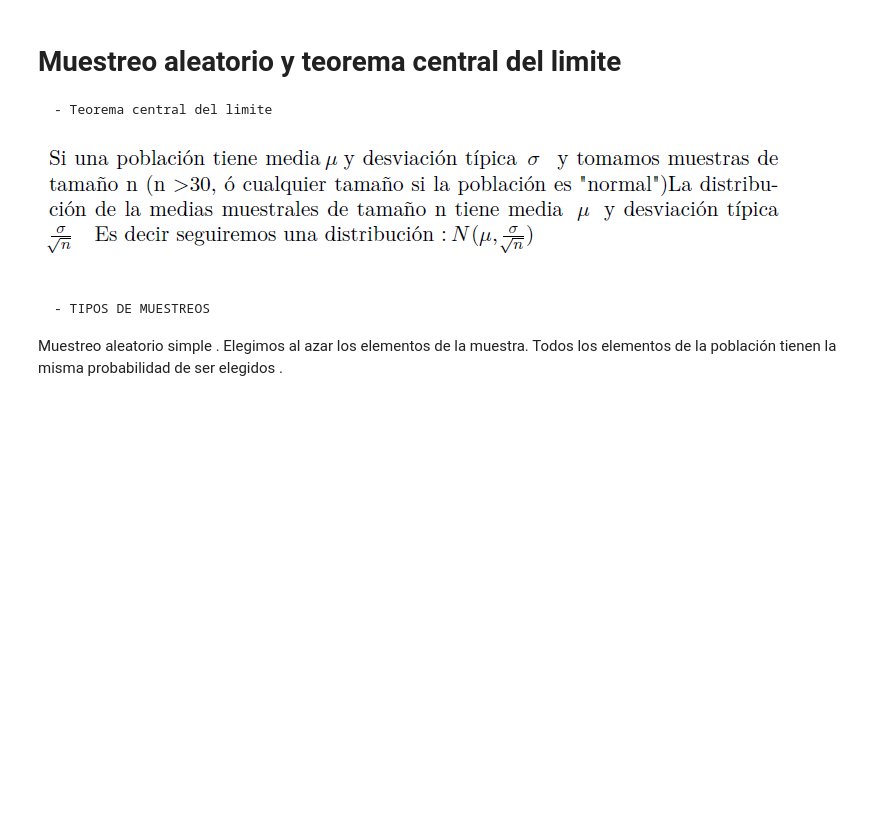
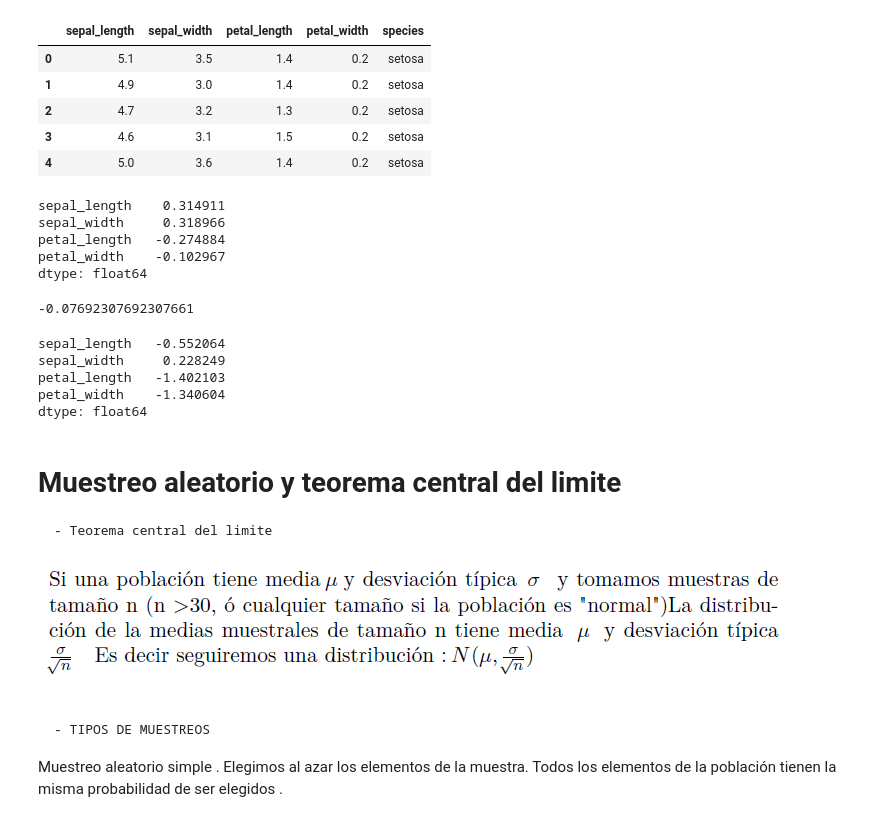
Before and after one commit to lwill2897/EstadisticaBasicas, a Jupyter notebook: Estadistica.ipynb, the cells around one changed output. Cells and saved outputs as stored; diff of their text form; code cells hidden in the pictures; blank space fills up the shorter version.

```diff
--- a/Estadistica.ipynb
+++ b/Estadistica.ipynb
@@ -99,3 +88,40 @@ Platicúrtica.- Existe una baja concentración.
+# %%
+import pandas as pd
+
+iris = pd.read_csv("https://raw.githubusercontent.com/toneloy/data/master/iris.csv")
+iris.head()
+# %% [output]
+|  | sepal_length | sepal_width | petal_length | petal_width | species |
+| 0 | 5.1 | 3.5 | 1.4 | 0.2 | setosa |
+| 1 | 4.9 | 3.0 | 1.4 | 0.2 | setosa |
+| 2 | 4.7 | 3.2 | 1.3 | 0.2 | setosa |
+| 3 | 4.6 | 3.1 | 1.5 | 0.2 | setosa |
+| 4 | 5.0 | 3.6 | 1.4 | 0.2 | setosa |
+# %%
+iris.skew()
+# %% [output]
+sepal_length    0.314911
+sepal_width     0.318966
+petal_length   -0.274884
+petal_width    -0.102967
+dtype: float64
+# %%
+def quartile_skew(x):
+  q = x.quantile([.25, .50, .75])
+
+  return ((q[0.75] - q[0.5]) - (q[0.5] - q[0.25])) / (q[0.75] - q[0.25])
+
+quartile_skew(iris["sepal_length"])
+# %% [output]
+-0.07692307692307661
+# %%
+iris.kurt()
+# %% [output]
+sepal_length   -0.552064
+sepal_width     0.228249
+petal_length   -1.402103
+petal_width    -1.340604
+dtype: float64
 # %% [markdown]
 # Muestreo aleatorio y teorema central del limite
     - Teorema central del limite
```
Also changed, not shown: parts of 12 cells of this notebook.
